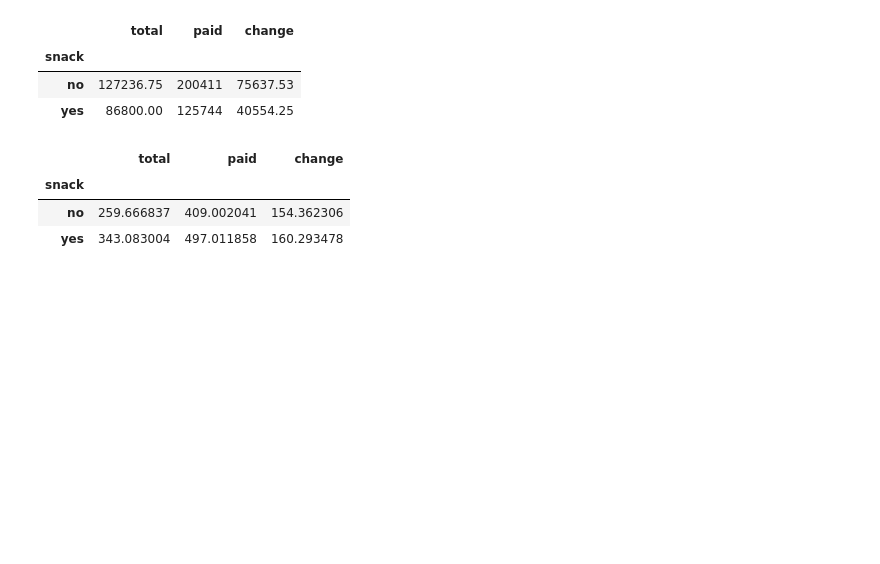
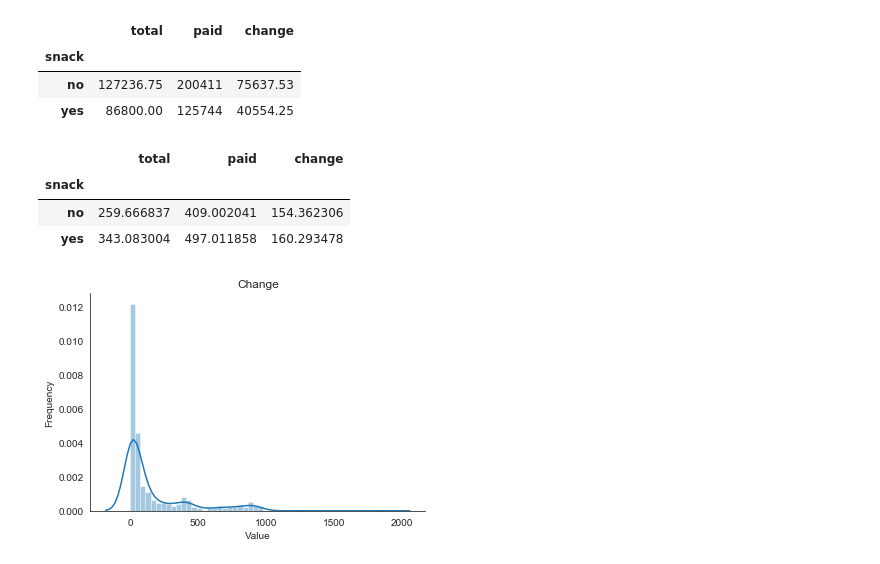
Before and after one commit to egimoro/KEsupermarkets, a Jupyter notebook: KEsupermarket6.ipynb, the cells around one changed output. Saved outputs shown, nothing was run; the diff lists cells and outputs as text; code cells hidden in the pictures; blank space fills up the shorter version.

```diff
--- a/KEsupermarket6.ipynb
+++ b/KEsupermarket6.ipynb
@@ -371,0 +378,15 @@ sg
+# %%
+
+# Set seaborn style to white
+
+sns.set_style('white')
+
+# Plot the change column histogram
+
+change = sns.distplot(df.change)
+
+change.set(xlabel='Value', ylabel='Frequency', title='Change')
+
+sns.despine()
+# %% [output]
+[figure, added]
```
Also changed, not shown: parts of 8 cells of this notebook, 1 other file.
